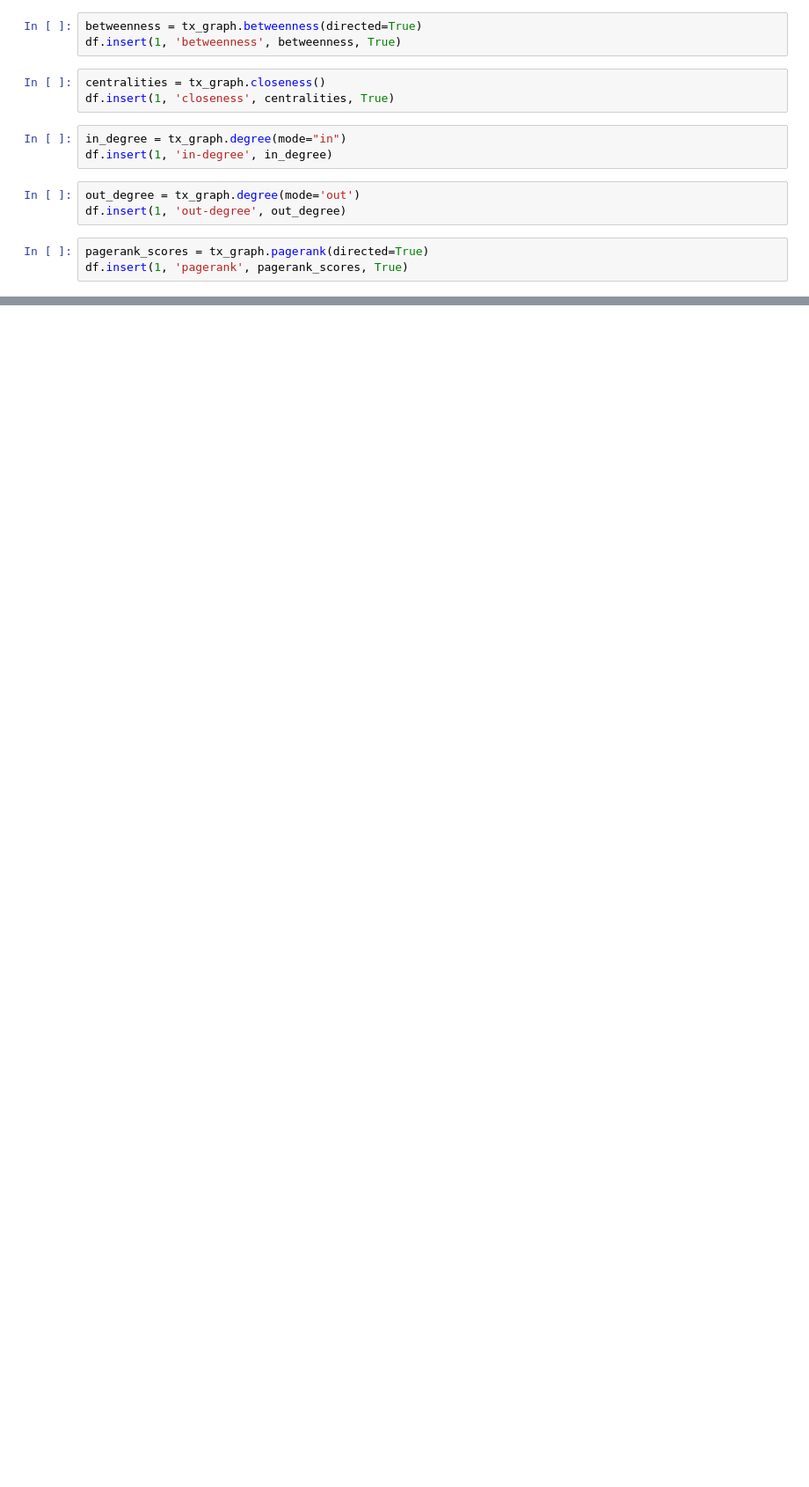
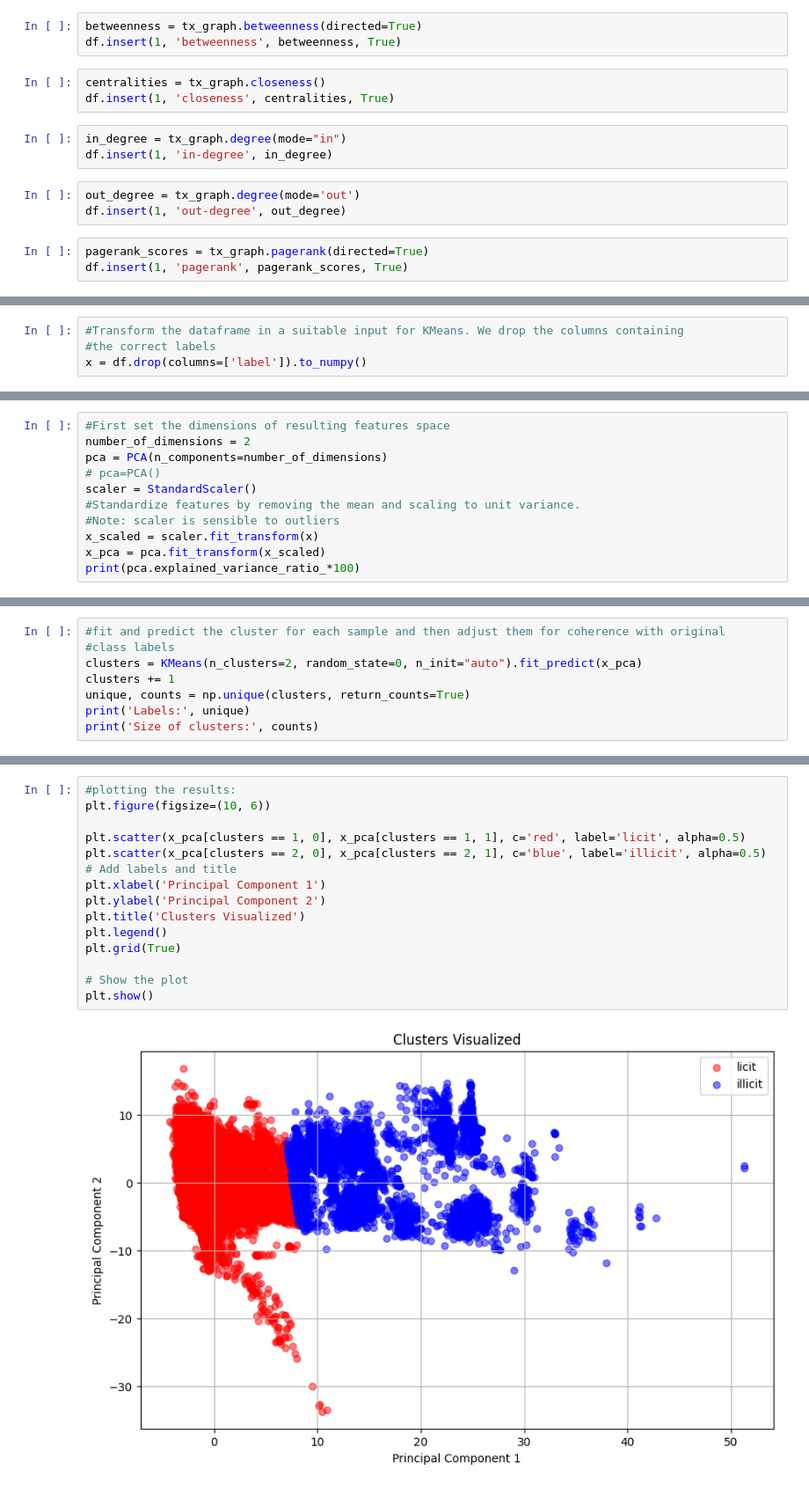
Before and after one commit to Roger987/Graph-Fraud-Detection, a Jupyter notebook: src/fraud_detection.ipynb, the cells around one changed output, grey strips where cells are left out. Shown at 88% size. Saved outputs shown, nothing was run; the diff lists cells and outputs as text; blank space fills up the shorter version.

Commit message:
KMeans

```diff
--- a/src/fraud_detection.ipynb
+++ b/src/fraud_detection.ipynb
@@ -90,0 +61,4 @@ df.head(20)
+# %%
+#Transform the dataframe in a suitable input for KMeans. We drop the columns containing
+#the correct labels
+x = df.drop(columns=['label']).to_numpy()
@@ -90,0 +73,11 @@ df.head(20)
+# %%
+#First set the dimensions of resulting features space
+number_of_dimensions = 2
+pca = PCA(n_components=number_of_dimensions)
+# pca=PCA()
+scaler = StandardScaler()
+#Standardize features by removing the mean and scaling to unit variance.
+#Note: scaler is sensible to outliers
+x_scaled = scaler.fit_transform(x)
+x_pca = pca.fit_transform(x_scaled)
+print(pca.explained_variance_ratio_*100)
@@ -90,0 +90,8 @@ df.head(20)
+# %%
+#fit and predict the cluster for each sample and then adjust them for coherence with original
+#class labels
+clusters = KMeans(n_clusters=2, random_state=0, n_init="auto").fit_predict(x_pca)
+clusters += 1
+unique, counts = np.unique(clusters, return_counts=True)
+print('Labels:', unique)
+print('Size of clusters:', counts)
@@ -90,0 +101,17 @@ df.head(20)
+# %%
+#plotting the results:
+plt.figure(figsize=(10, 6))
+
+plt.scatter(x_pca[clusters == 1, 0], x_pca[clusters == 1, 1], c='red', label='licit', alpha=0.5)
+plt.scatter(x_pca[clusters == 2, 0], x_pca[clusters == 2, 1], c='blue', label='illicit', alpha=0.5)
+# Add labels and title
+plt.xlabel('Principal Component 1')
+plt.ylabel('Principal Component 2')
+plt.title('Clusters Visualized')
+plt.legend()
+plt.grid(True)
+
+# Show the plot
+plt.show()
+# %% [output]
+[figure, added]
```
Also changed, not shown: parts of 9 cells of this notebook, 1 other file.
